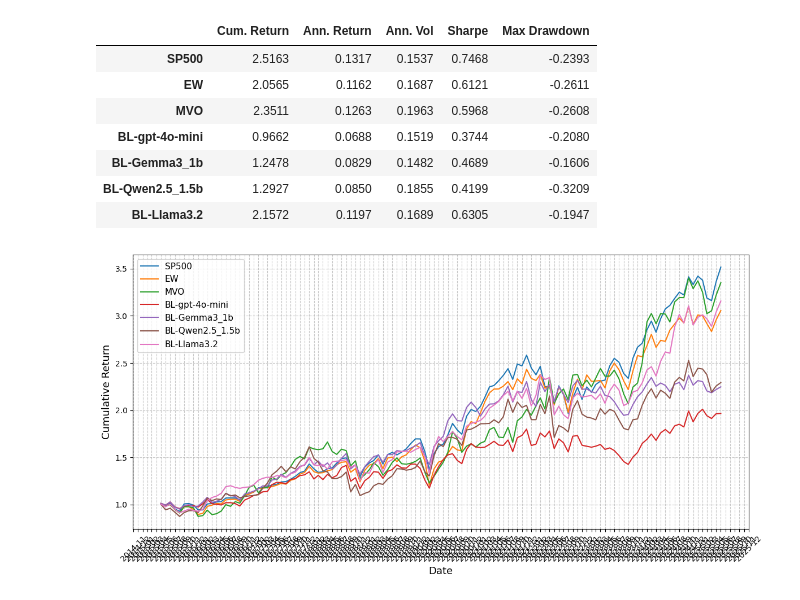
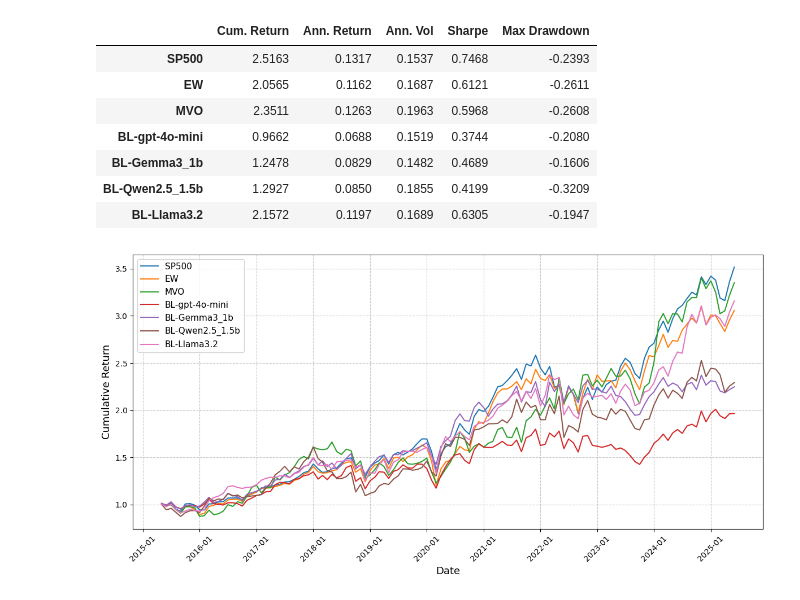
Before and after one commit to Alexis-Perron/ESSAI-BLM-LLM, a Jupyter notebook: pf_perf_evaluation.ipynb, the cells around one changed output. Cells and saved outputs as stored; diff of their text form; code cells hidden in the pictures.

```diff
--- a/pf_perf_evaluation.ipynb
+++ b/pf_perf_evaluation.ipynb
@@ -725,24 +725,24 @@ Periods/year inferred: 12
 # %%
 import matplotlib.pyplot as plt
 import matplotlib
 
 plt.figure(figsize=(12, 6))
 
 for name, returns in portfolios.items():
     cum = (1 + returns).cumprod()
     plt.plot(cum.index, cum.values, label=name)
 
 plt.grid(True, linestyle="--", alpha=0.7)
 plt.xlabel("Date", fontsize=13)
 plt.ylabel("Cumulative Return", fontsize=13)
 plt.legend(loc="upper left", fontsize=11)
 
-# plt.gca().xaxis.set_major_locator(matplotlib.dates.YearLocator())
-plt.gca().xaxis.set_major_locator(matplotlib.dates.MonthLocator(interval=1))
+plt.gca().xaxis.set_major_locator(matplotlib.dates.YearLocator())
+# plt.gca().xaxis.set_major_locator(matplotlib.dates.MonthLocator(interval=1))
 plt.gca().xaxis.set_major_formatter(matplotlib.dates.DateFormatter("%Y-%m"))
 plt.xticks(rotation=45)
 
 plt.tight_layout()
 plt.show()
 # %% [output]
-[figure, old version]
+[figure, new version]
```
Also changed, not shown: 4 other files.
